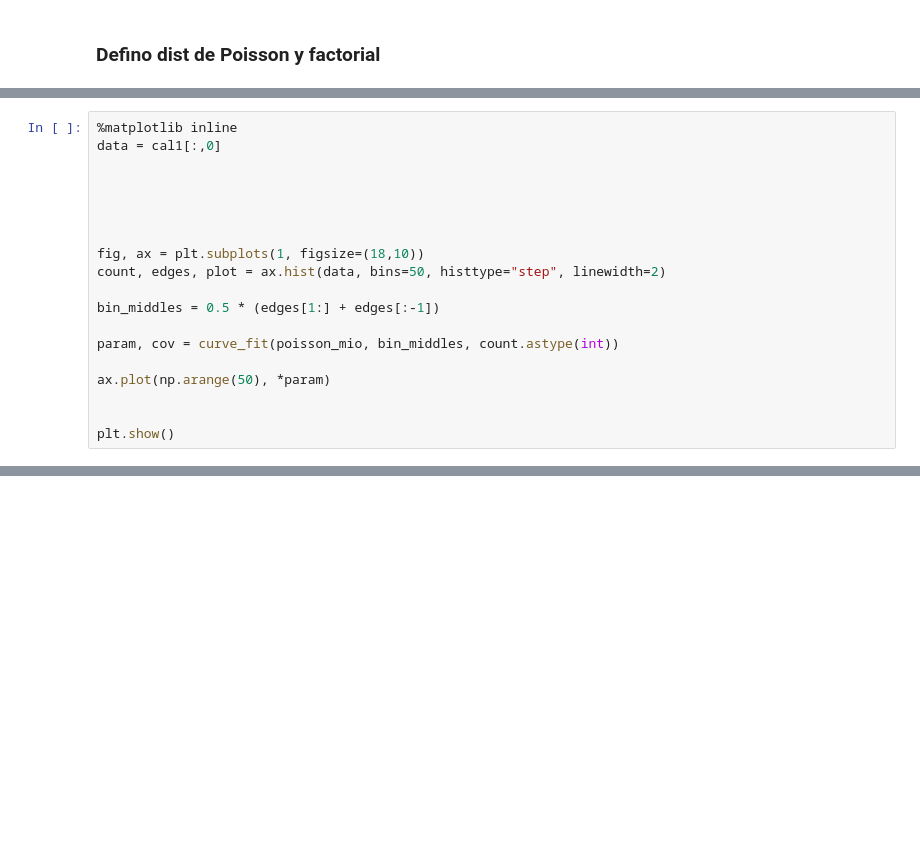
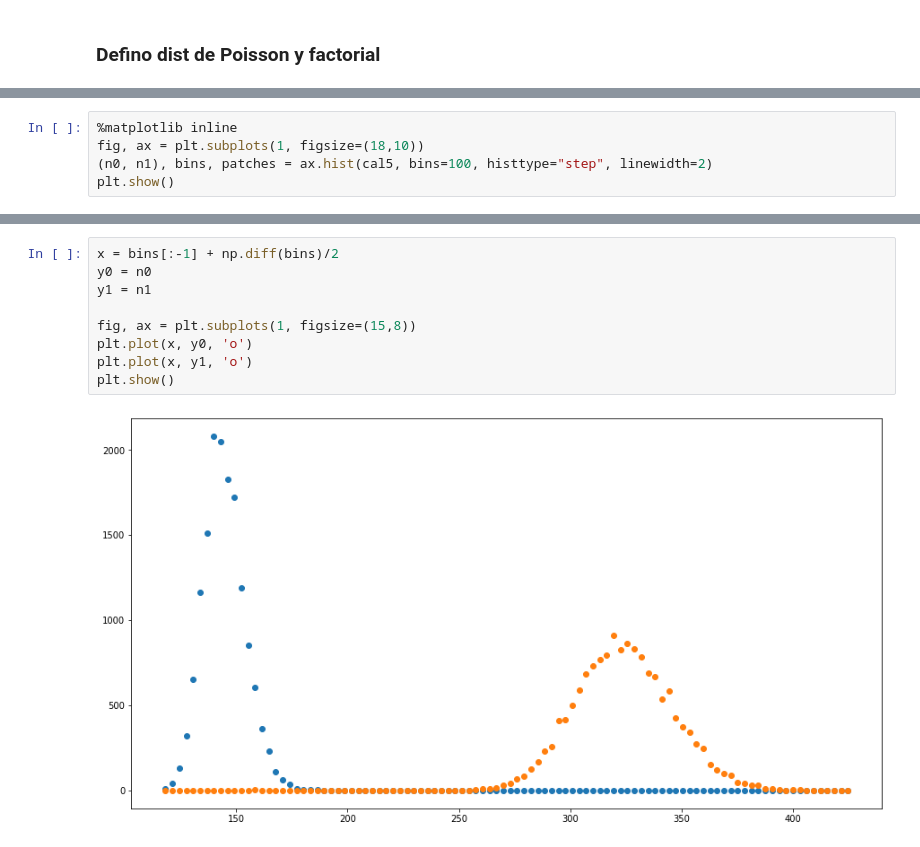
Before and after one commit to tdinapoli/labo-4, a Jupyter notebook: practica_especial/calibracion.ipynb, the cells around one changed output, grey strips where cells are left out. Saved outputs shown, nothing was run; the diff lists cells and outputs as text; blank space fills up the shorter version.

```diff
--- a/practica_especial/calibracion.ipynb
+++ b/practica_especial/calibracion.ipynb
@@ -46,20 +47,6 @@ def poisson_mio(datos, lmb, offset, scale):
 # %%
 %matplotlib inline
-data = cal1[:,0]
-
-
-
-
-
 fig, ax = plt.subplots(1, figsize=(18,10))
-count, edges, plot = ax.hist(data, bins=50, histtype="step", linewidth=2)
-
-bin_middles = 0.5 * (edges[1:] + edges[:-1])
-
-param, cov = curve_fit(poisson_mio, bin_middles, count.astype(int))
-
-ax.plot(np.arange(50), *param)
-
-
+(n0, n1), bins, patches = ax.hist(cal5, bins=100, histtype="step", linewidth=2)
 plt.show()
 # %% [output]
@@ -67,0 +76,11 @@ TypeError: 'numpy.float64' object cannot be interpreted as an integer
+# %%
+x = bins[:-1] + np.diff(bins)/2
+y0 = n0
+y1 = n1
+
+fig, ax = plt.subplots(1, figsize=(15,8))
+plt.plot(x, y0, 'o')
+plt.plot(x, y1, 'o')
+plt.show()
+# %% [output]
+[figure, added]
```
Also changed, not shown: parts of 10 cells of this notebook.
